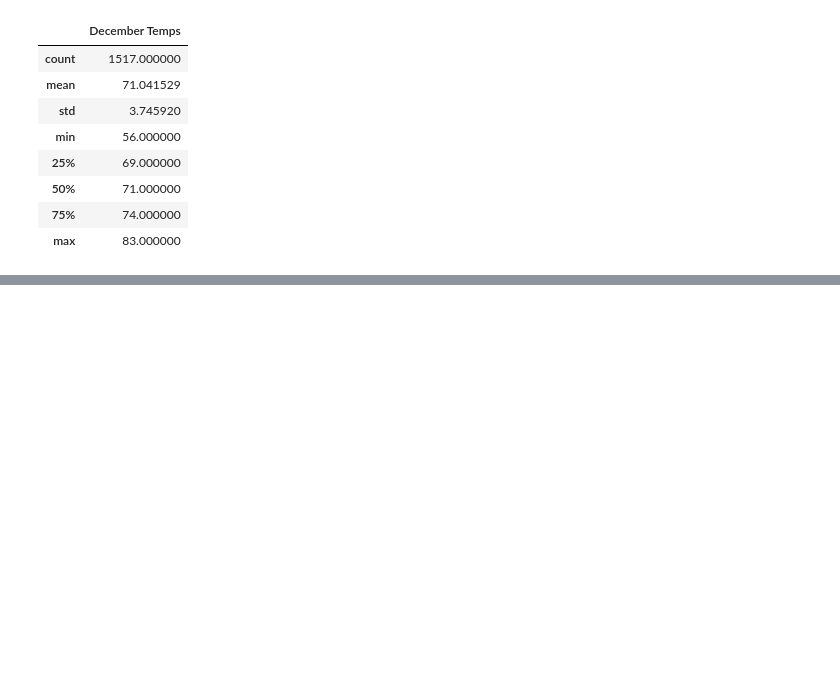
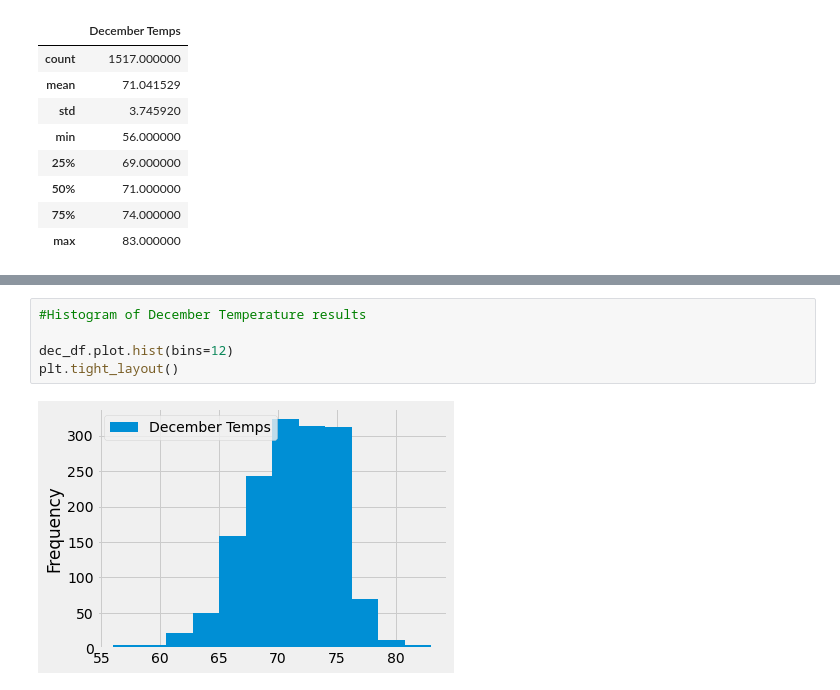
Before and after one commit to yfaulkne/surfs_up, a Jupyter notebook: SurfsUp_Challenge.ipynb, the cells around one changed output, grey strips where cells are left out. Cells and saved outputs as stored; diff of their text form; blank space fills up the shorter version.

```diff
--- a/SurfsUp_Challenge.ipynb
+++ b/SurfsUp_Challenge.ipynb
@@ -134,0 +147,7 @@ dec_df.describe()
+# %%
+#Histogram of December Temperature results
+
+dec_df.plot.hist(bins=12)
+plt.tight_layout()
+# %% [output]
+[figure, added]
```
Also changed, not shown: parts of 2 cells of this notebook, 2 other files.
